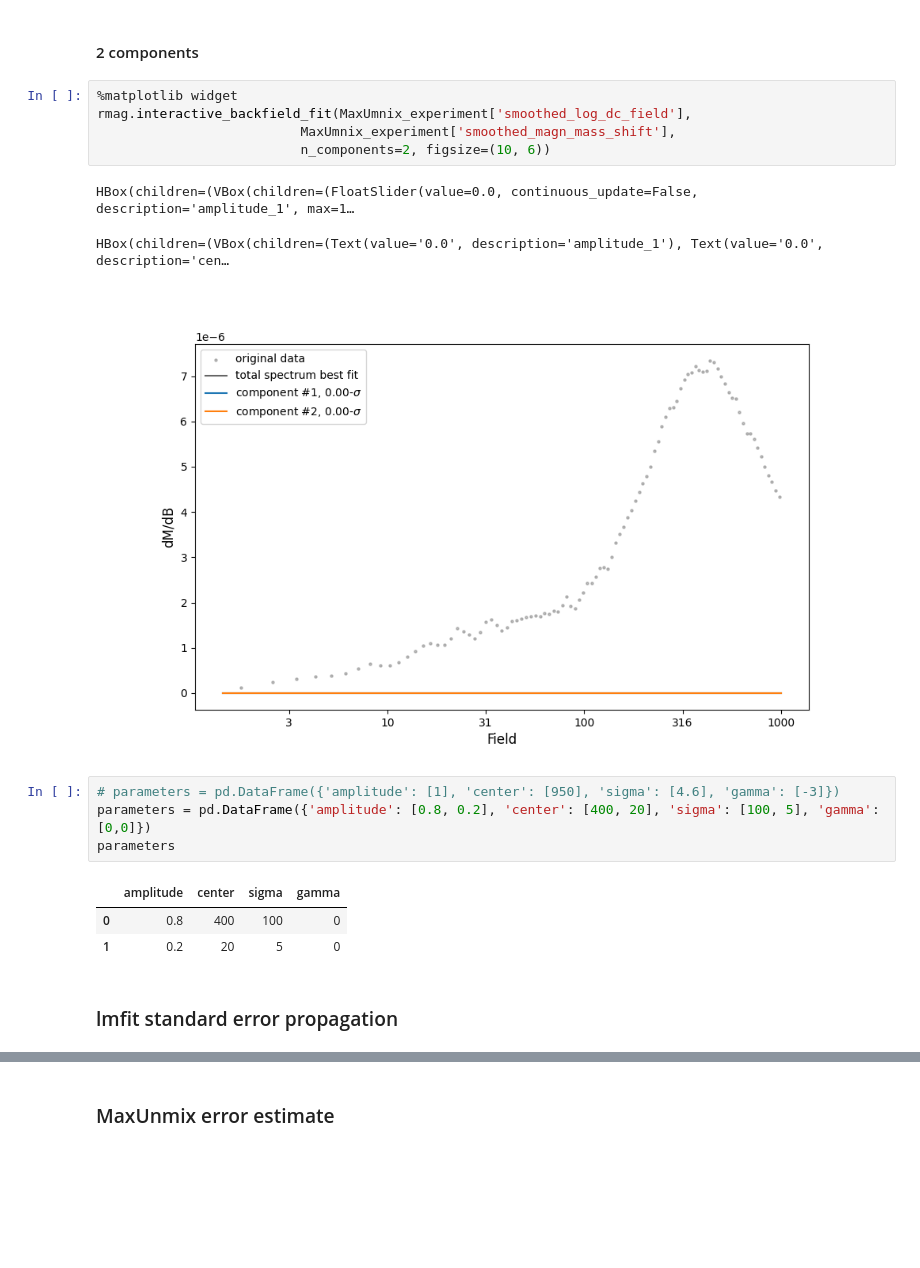
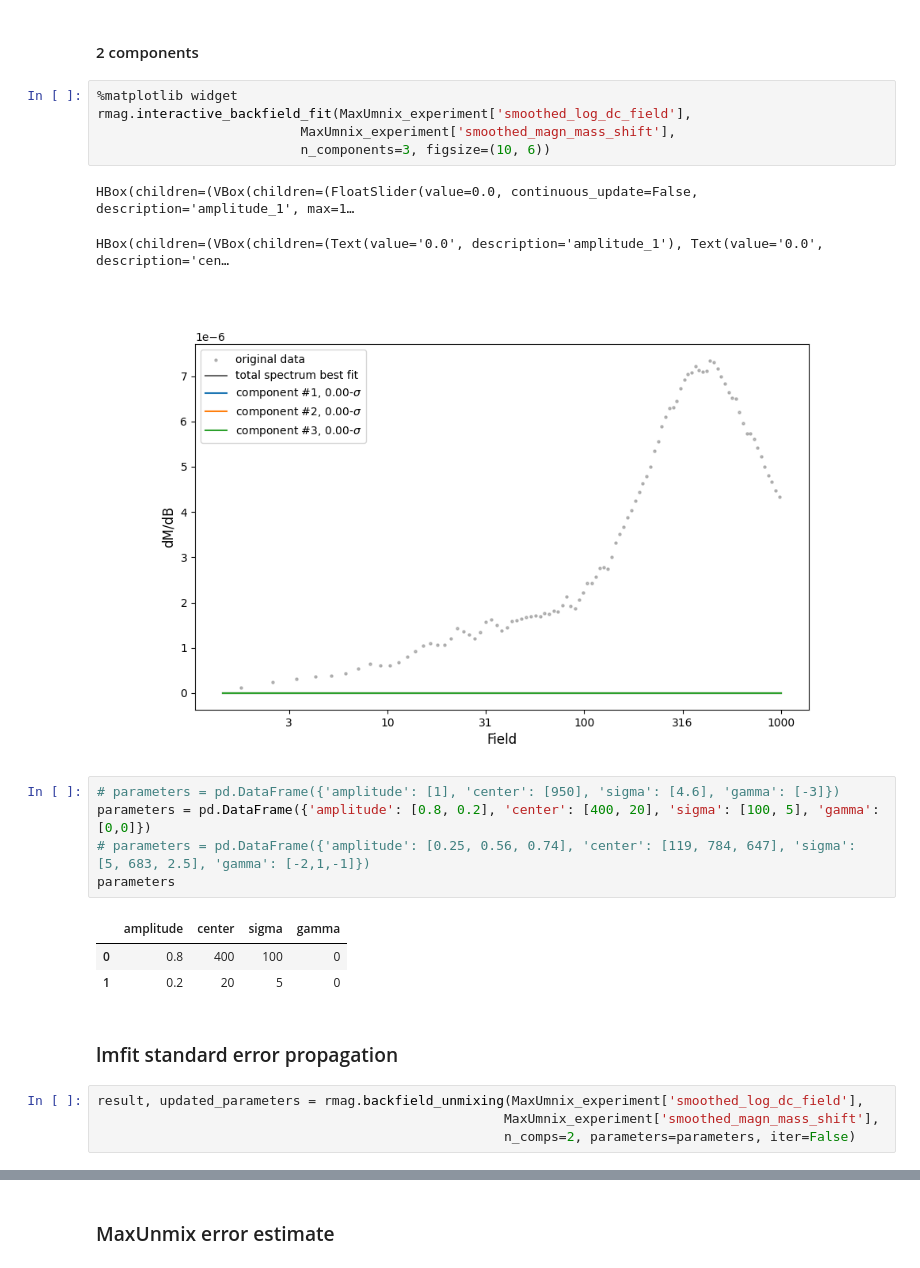
Before and after one commit to PmagPy/RockmagPy-notebooks, a Jupyter notebook: hysteresis_backfield_notebooks/VSM_backfield_unmixing.ipynb, the cells around one changed output, grey strips where cells are left out. Cells and saved outputs as stored; diff of their text form; blank space fills up the shorter version.

```diff
--- a/hysteresis_backfield_notebooks/VSM_backfield_unmixing.ipynb
+++ b/hysteresis_backfield_notebooks/VSM_backfield_unmixing.ipynb
@@ -225,15 +231,16 @@ HBox(children=(VBox(children=(Text(value='0.0', description='amplitude_1'), Text
 # %%
 %matplotlib widget
 rmag.interactive_backfield_fit(MaxUmnix_experiment['smoothed_log_dc_field'],
                           MaxUmnix_experiment['smoothed_magn_mass_shift'],
-                          n_components=2, figsize=(10, 6))
+                          n_components=3, figsize=(10, 6))
 # %% [output]
 HBox(children=(VBox(children=(FloatSlider(value=0.0, continuous_update=False, description='amplitude_1', max=1…
 HBox(children=(VBox(children=(Text(value='0.0', description='amplitude_1'), Text(value='0.0', description='cen…
-[figure, old version]
+[figure, new version]
 # %%
 # parameters = pd.DataFrame({'amplitude': [1], 'center': [950], 'sigma': [4.6], 'gamma': [-3]})
 parameters = pd.DataFrame({'amplitude': [0.8, 0.2], 'center': [400, 20], 'sigma': [100, 5], 'gamma': [0,0]})
+# parameters = pd.DataFrame({'amplitude': [0.25, 0.56, 0.74], 'center': [119, 784, 647], 'sigma': [5, 683, 2.5], 'gamma': [-2,1,-1]})
 parameters
 # %% [output]
 |  | amplitude | center | sigma | gamma |
@@ -241,4 +248,8 @@ parameters
 | 1 | 0.2 | 20 | 5 | 0 |
 # %% [markdown]
 ### lmfit standard error propagation
+# %%
+result, updated_parameters = rmag.backfield_unmixing(MaxUmnix_experiment['smoothed_log_dc_field'],
+                                                    MaxUmnix_experiment['smoothed_magn_mass_shift'],
+                                                    n_comps=2, parameters=parameters, iter=False)
 # %%
```
Also changed, not shown: parts of 6 cells of this notebook.
